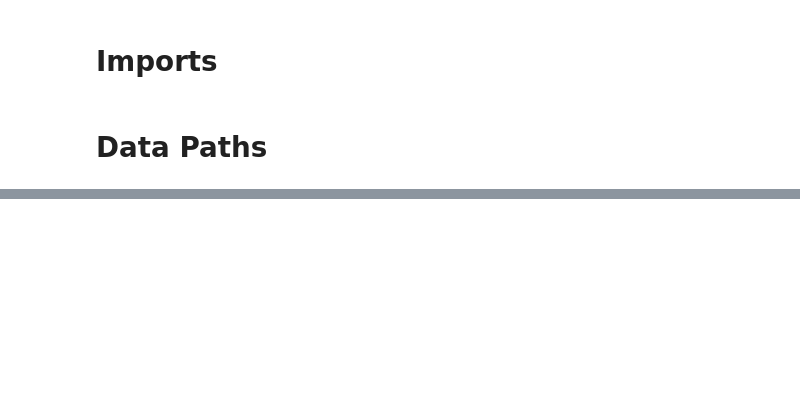
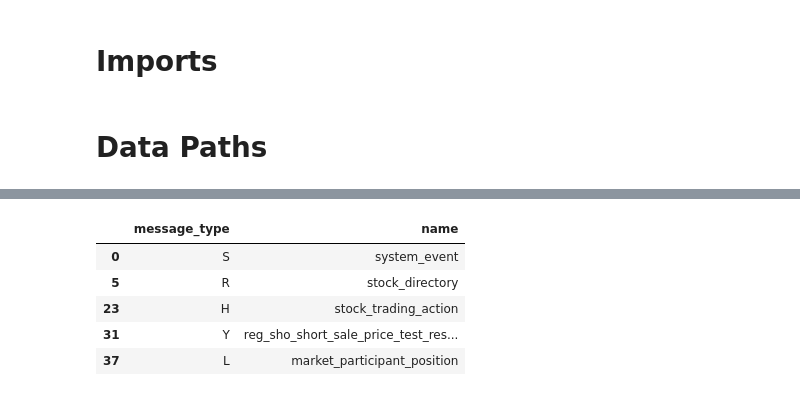
Before and after one commit to WesternAlgo/Sigtech-Prj1, a Jupyter notebook: Parsing ITCH.ipynb, the cells around one changed output, grey strips where cells are left out. Cells and saved outputs as stored; diff of their text form; code cells hidden in the pictures; blank space fills up the shorter version.

```diff
--- a/Parsing ITCH.ipynb
+++ b/Parsing ITCH.ipynb
@@ -72,0 +115,33 @@ URLError: <urlopen error ftp error: TimeoutError(10060, 'A connection attempt fa
+# %%
+def clean_message_types(df):
+    df.columns = [c.lower().strip() for c in df.columns]
+    df.value = df.value.str.strip()
+    df.name = (df.name
+               .str.strip() # remove whitespace
+               .str.lower()
+               .str.replace(' ', '_')
+               .str.replace('-', '_')
+               .str.replace('/', '_'))
+    df.notes = df.notes.str.strip()
+    df['message_type'] = df.loc[df.name == 'message_type', 'value']
+    return df
+# %%
+message_types = clean_message_types(message_data)
+# %%
+message_labels = (message_types.loc[:, ['message_type', 'notes']]
+                  .dropna()
+                  .rename(columns={'notes': 'name'}))
+message_labels.name = (message_labels.name
+                       .str.lower()
+                       .str.replace('message', '')
+                       .str.replace('.', '')
+                       .str.strip().str.replace(' ', '_'))
+# message_labels.to_csv('message_labels.csv', index=False)
+message_labels.head()
+# %% [output]
+|  | message_type | name |
+| 0 | S | system_event |
+| 5 | R | stock_directory |
+| 23 | H | stock_trading_action |
+| 31 | Y | reg_sho_short_sale_price_test_res... |
+| 37 | L | market_participant_position |
```
Also changed, not shown: parts of 23 cells of this notebook, 2 other files.
